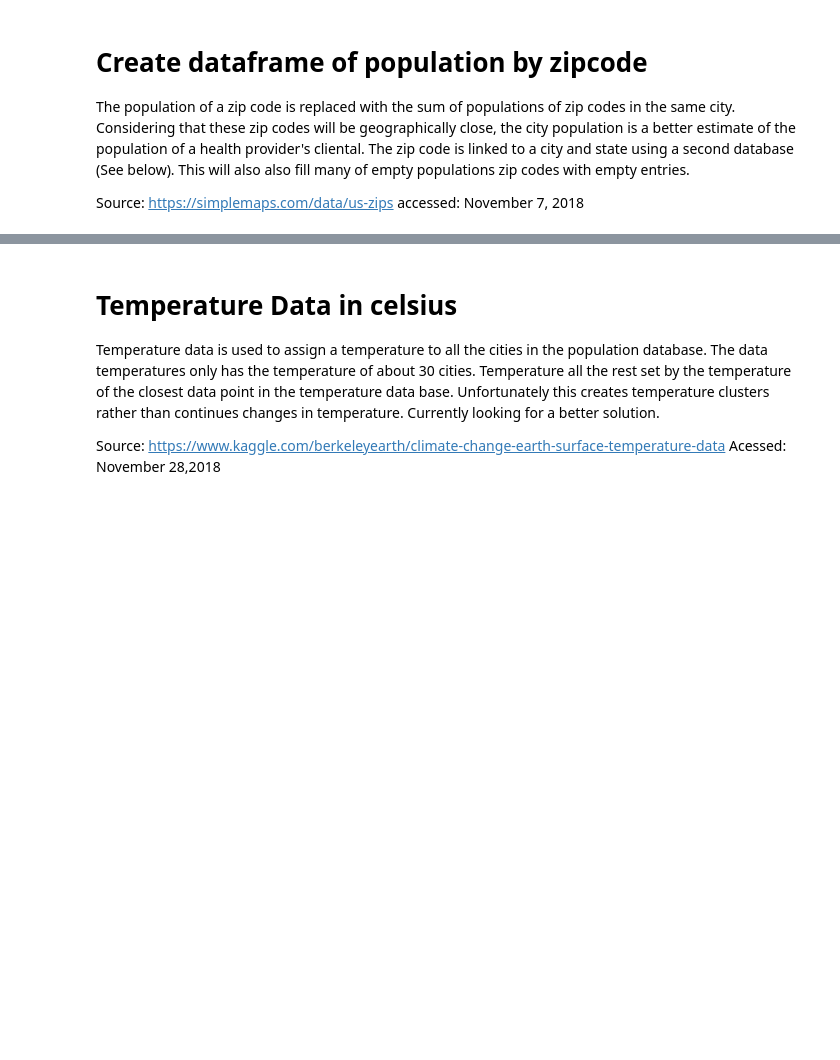
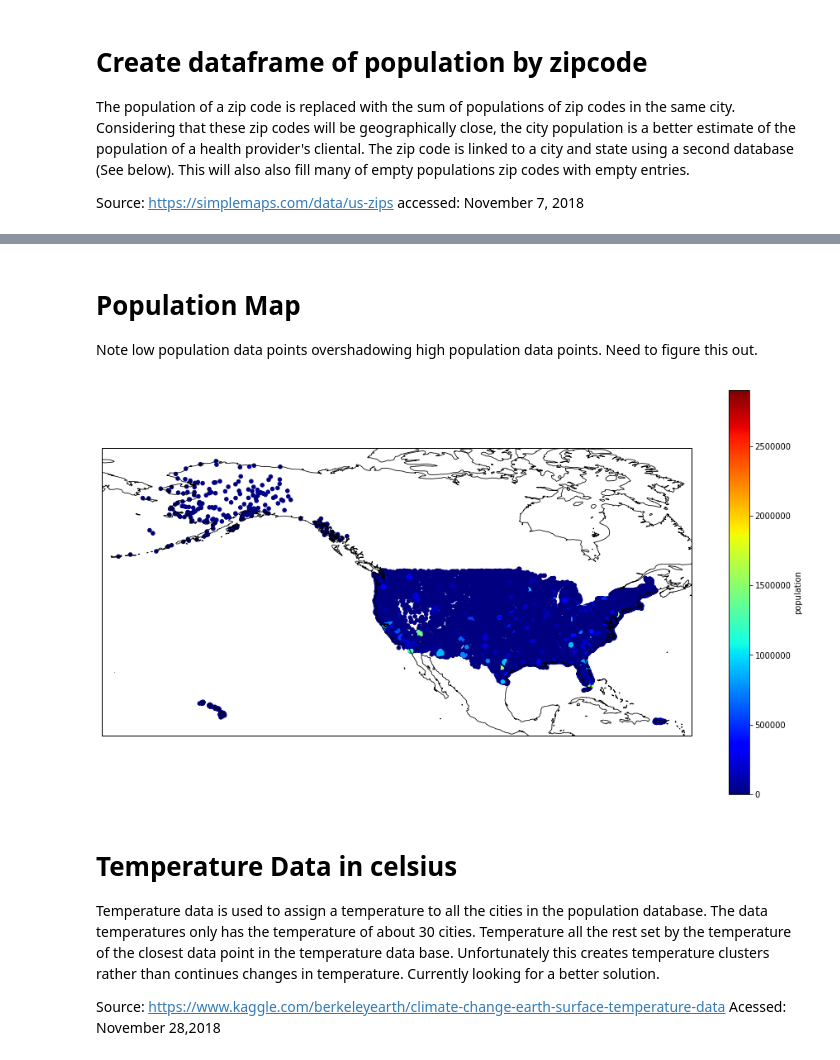
Before and after one commit to fullmetalchem15t/Springboard, a Jupyter notebook: opioid/data_wrangling.ipynb, the cells around one changed output, grey strips where cells are left out. Drawn from its saved outputs; the diff is of its cells as text; code cells hidden in the pictures; blank space fills up the shorter version.

```diff
--- a/opioid/data_wrangling.ipynb
+++ b/opioid/data_wrangling.ipynb
@@ -187,3 +144,40 @@ py.iplot( fig, validate=False, filename='population')
+# %% [markdown]
+# Population Map
+Note low population data points overshadowing high population data points. Need to figure this out.
+# %%
+from matplotlib.cm import get_cmap
+import cartopy.crs as crs
+from cartopy.feature import NaturalEarthFeature
+import cartopy.feature as cfeature
+
+lat = population_df['lat']
+lon = population_df['lng']
+population = population_df['population']
+from wrf import to_np, getvar, smooth2d, get_cartopy, cartopy_xlim, cartopy_ylim, latlon_coords
+
+# Get the cartopy mapping object
+#cart_proj = get_cartopy(slp)
+
+fig = plt.figure(figsize=(16,9))
+# Set the GeoAxes to the projection used by WRF
+ax = plt.axes(projection=ccrs.PlateCarree())
+
+# Download and add the states and coastlines
+ax.add_feature(feature.NaturalEarthFeature(
+        category='cultural',
+        name='admin_1_states_provinces_lines',
+        scale='50m',
+        facecolor='none'))
+ax.coastlines('50m', linewidth=0.8)
+#ax.add_feature(feature.BORDERS)
+
+population_df.plot(kind='scatter',x='lng',y='lat',
+                   c='population',ax=ax,
+                   cmap=plt.get_cmap('jet'),
+                   colorbar=True)
+plt.show()
+# %% [output]
+[figure, added]
 # %% [markdown]
 # Temperature Data in celsius
 Temperature data is used to assign a temperature to all the cities in the population database. The data temperatures only has the temperature of about 30 cities. Temperature all the rest set by the temperature of the closest data point in the temperature data base. Unfortunately this creates temperature clusters rather than continues changes in temperature. Currently looking for a better solution.
```
Also changed, not shown: parts of 2 cells of this notebook.
